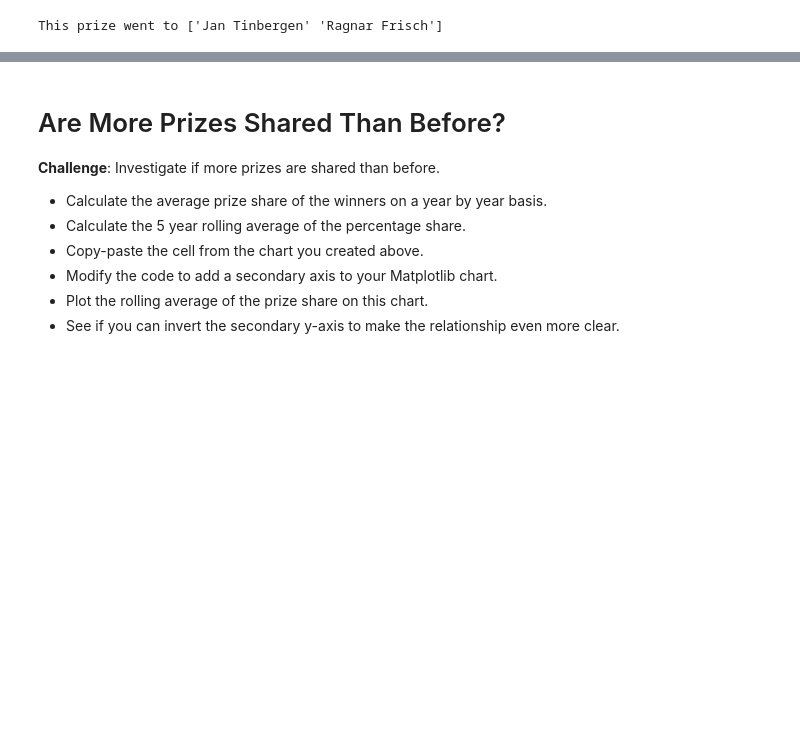
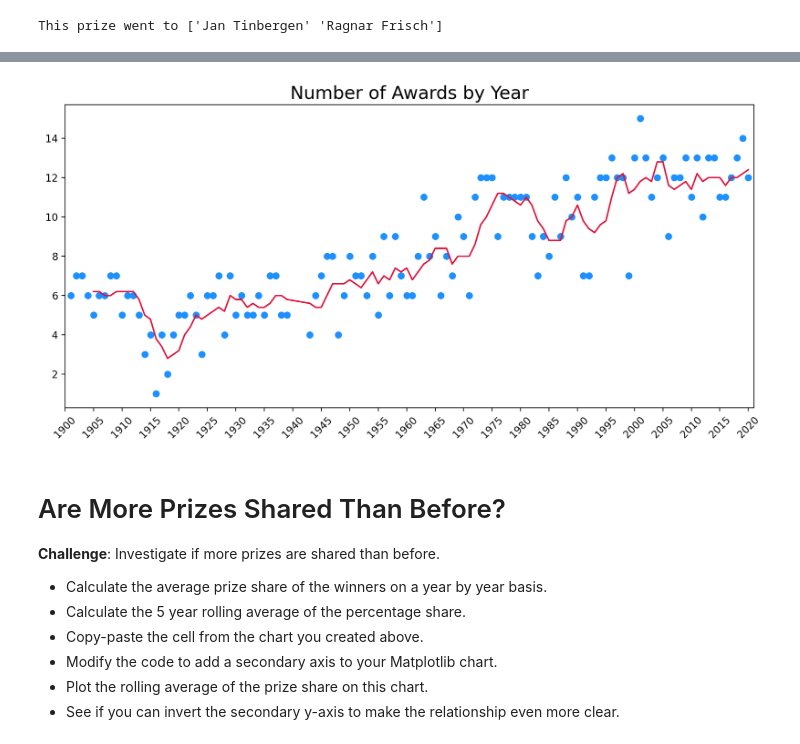
Before and after one commit to RafaelMoralesGallegos/100-days-of-Python, a Jupyter notebook: Day_79_Nobel_Prize/Nobel_Prize_Analysis.ipynb, the cells around one changed output, grey strips where cells are left out. Cells and saved outputs as stored; diff of their text form; code cells hidden in the pictures; blank space fills up the shorter version.

```diff
--- a/Day_79_Nobel_Prize/Nobel_Prize_Analysis.ipynb
+++ b/Day_79_Nobel_Prize/Nobel_Prize_Analysis.ipynb
@@ -313,3 +307,12 @@ fig.show()
 
 * Looking at the chart, did the first and second world wars have an impact on the number of prizes being given out?
 * What could be the reason for the trend in the chart?
+# %%
+by_year = df_data.groupby(by='year').size()
+rolling = by_year.rolling(5).mean()
+# Align the rolling mean to the same index as by_year
+rolling = rolling[by_year.index]
+
+# Create the DataFrame with the aligned rolling mean
+years = pd.DataFrame({'by_year': by_year, 'rolling': rolling})
+years.head(10)
@@ -316,3 +332,14 @@ fig.show()
+# %%
+plt.figure(figsize=(10, 5), layout='constrained', dpi=200)
+plt.title('Number of Awards by Year', fontsize=18)
+plt.scatter(x=years.index, y=years['by_year'], color='dodgerblue')
+plt.plot(years['rolling'], color='crimson')
+
+plt.xlim(years.index[0] -1, years.index[-1] +1)
+plt.xticks(np.arange(1900, 2021, 5), rotation=45)
+plt.show()
+# %% [output]
+[figure, added]
 # %% [markdown]
 # Are More Prizes Shared Than Before?
 
```
Also changed, not shown: parts of 24 cells of this notebook.
